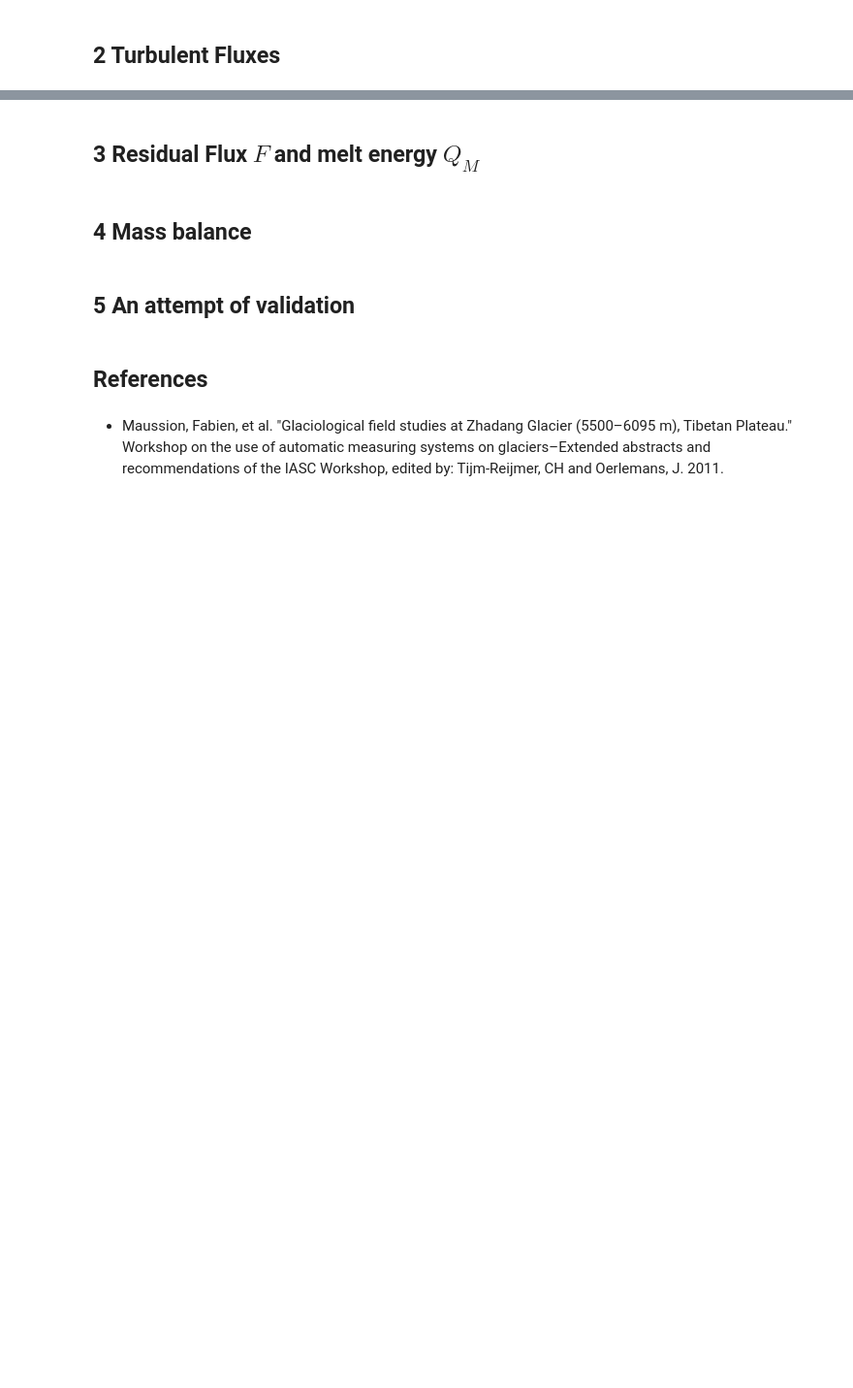
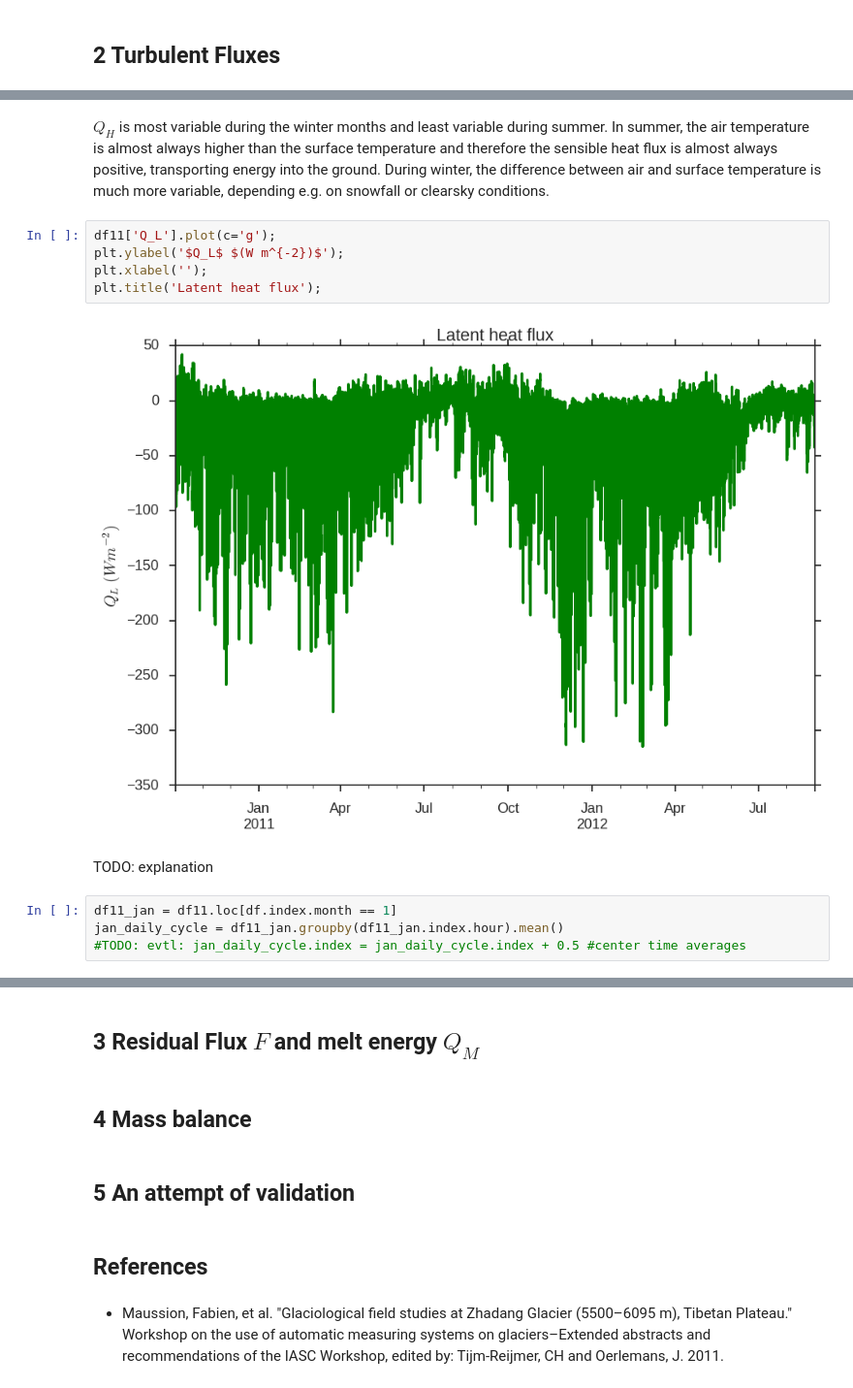
Before and after one commit to Matze77/Cryosphere, a Jupyter notebook: cryo_project.ipynb, the cells around one changed output, grey strips where cells are left out. Shown at 97% size. Saved outputs shown, nothing was run; the diff lists cells and outputs as text; blank space fills up the shorter version.

```diff
--- a/cryo_project.ipynb
+++ b/cryo_project.ipynb
@@ -232,0 +414,15 @@ plt.suptitle("Correlation of $\mathrm{LW_{out}}$ and $\mathrm{SW_{out}/SW_{in}}$
+# %% [markdown]
+$Q_H$ is most variable during the winter months and least variable during summer. In summer, the air temperature is almost always higher than the surface temperature and therefore the sensible heat flux is almost always positive, transporting energy into the ground. During winter, the difference between air and surface temperature is much more variable, depending e.g. on snowfall or clearsky conditions.
+# %%
+df11['Q_L'].plot(c='g');
+plt.ylabel('$Q_L$ $(W m^{-2})$');
+plt.xlabel('');
+plt.title('Latent heat flux');
+# %% [output]
+[figure, added]
+# %% [markdown]
+TODO: explanation
+# %%
+df11_jan = df11.loc[df.index.month == 1]
+jan_daily_cycle = df11_jan.groupby(df11_jan.index.hour).mean()
+#TODO: evtl: jan_daily_cycle.index = jan_daily_cycle.index + 0.5 #center time averages
```
Also changed, not shown: parts of 47 cells of this notebook.
